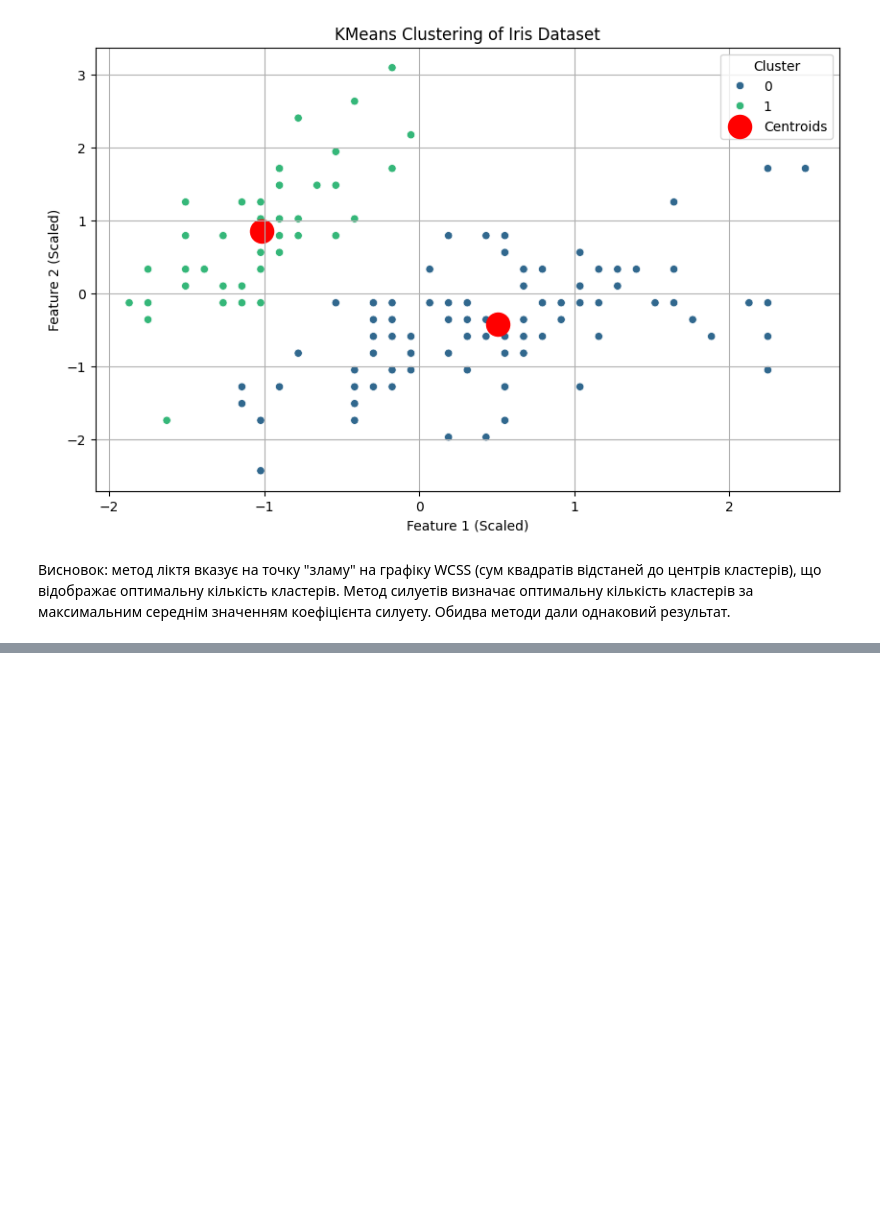
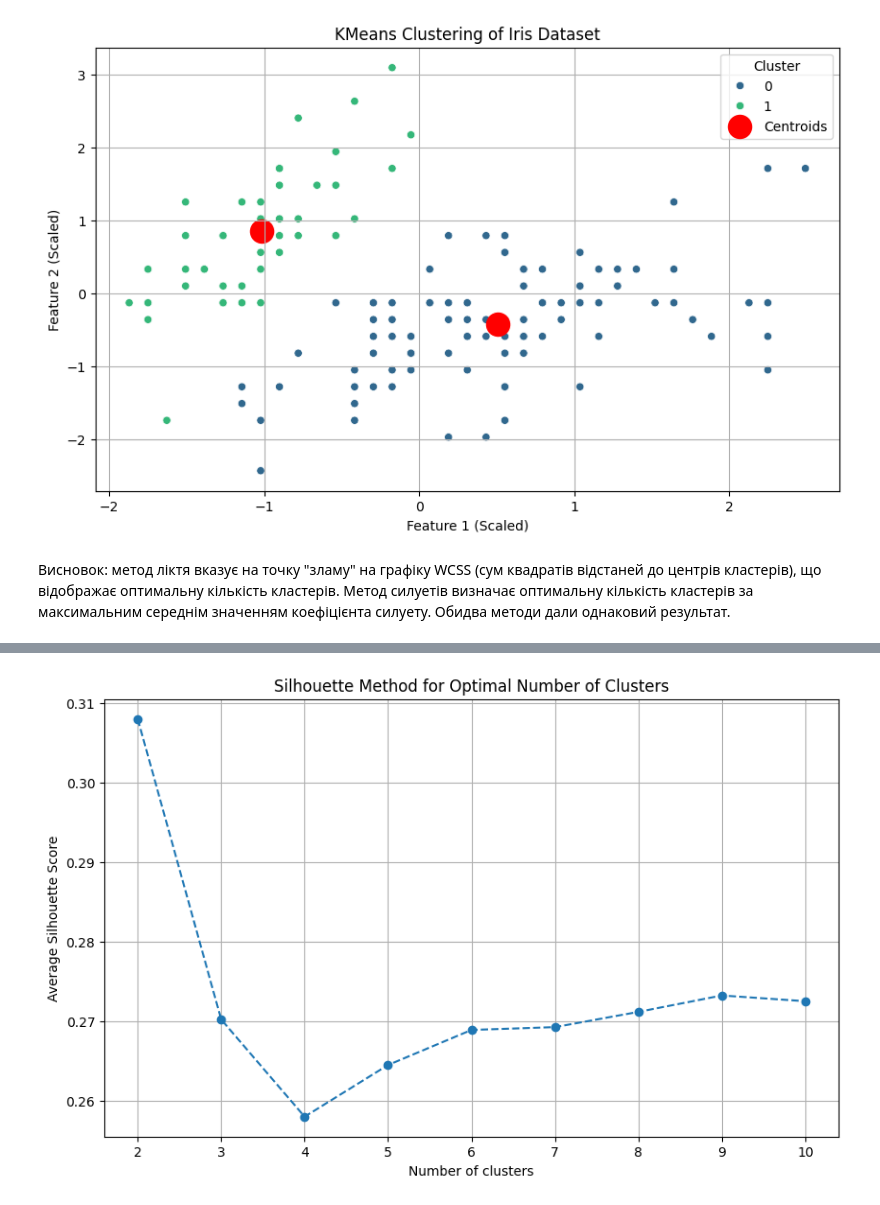
Before and after one commit to yev34/Machine-learning, a Jupyter notebook: Паталашко_лаб5_1.ipynb, the cells around one changed output, grey strips where cells are left out. Cells and saved outputs as stored; diff of their text form; code cells hidden in the pictures; blank space fills up the shorter version.

```diff
--- a/Паталашко_лаб5_1.ipynb
+++ b/Паталашко_лаб5_1.ipynb
@@ -93,0 +321,17 @@ plt.show()
+# %%
+silhouette_scores = []
+for i in range(2, 11):
+    kmeans = KMeans(n_clusters=i, init='k-means++', max_iter=300, n_init=10, random_state=42)
+    cluster_labels = kmeans.fit_predict(X_scaled)
+    silhouette_avg = silhouette_score(X_scaled, cluster_labels)
+    silhouette_scores.append(silhouette_avg)
+
+plt.figure(figsize=(10, 6))
+plt.plot(range(2, 11), silhouette_scores, marker='o', linestyle='--')
+plt.title('Silhouette Method for Optimal Number of Clusters')
+plt.xlabel('Number of clusters')
+plt.ylabel('Average Silhouette Score')
+plt.grid(True)
+plt.show()
+# %% [output]
+[figure, added]
```
Also changed, not shown: parts of 24 cells of this notebook.
